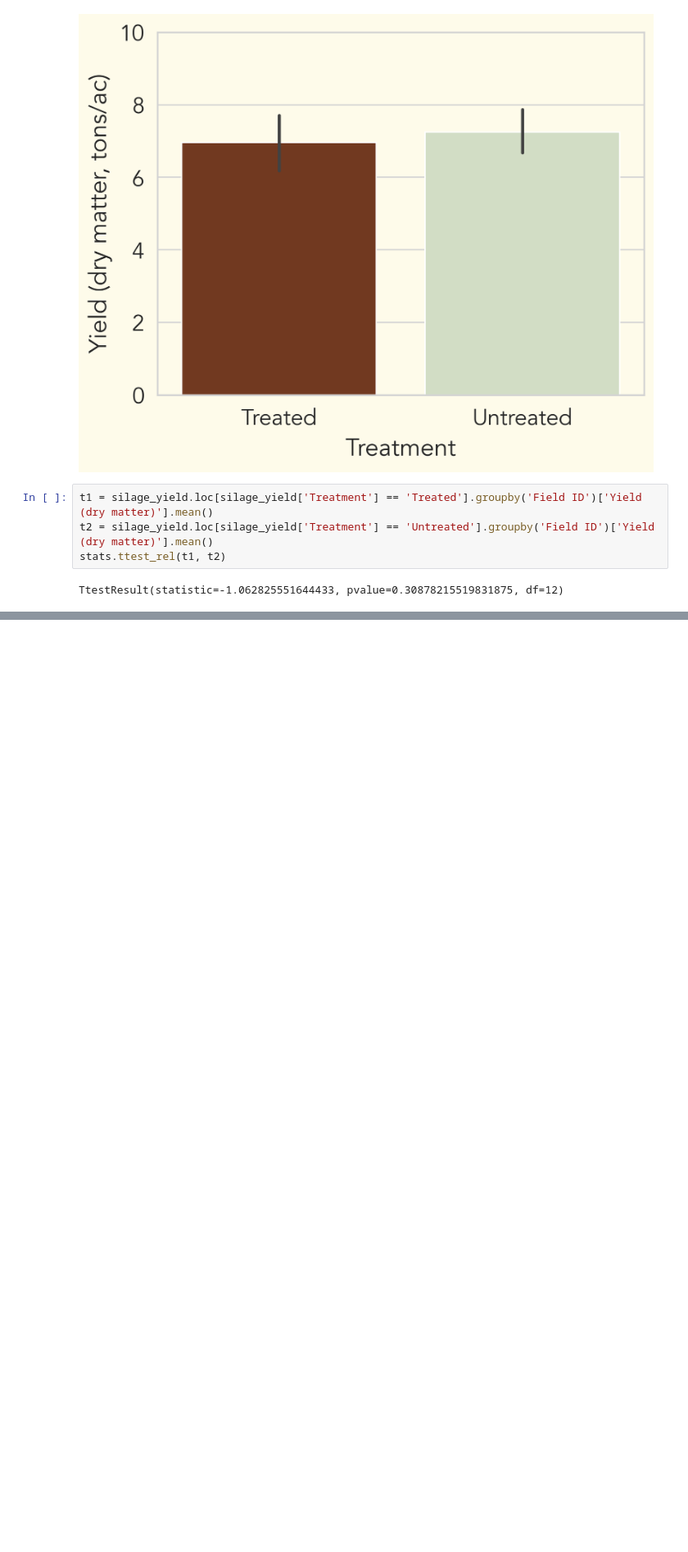
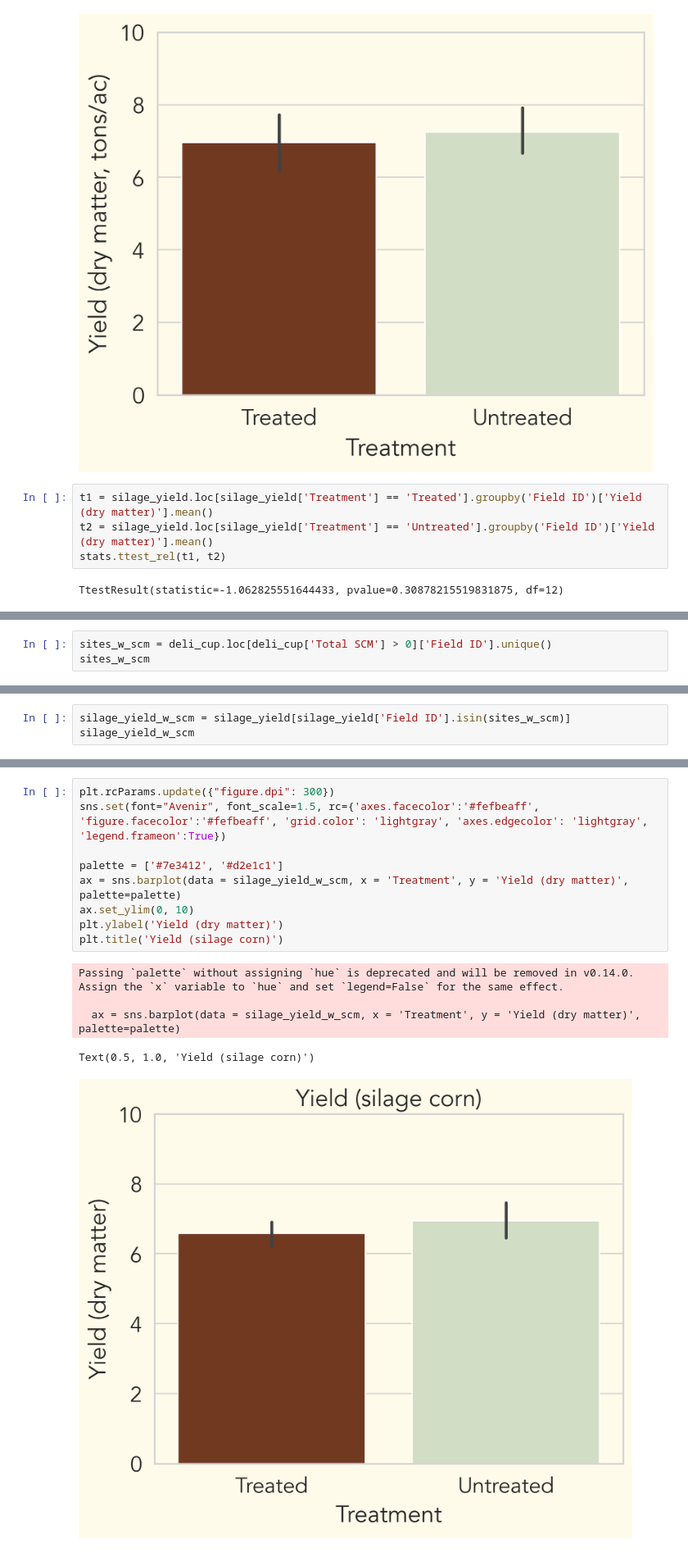
Before and after one commit to chloecho31/cornell, a Jupyter notebook: SCM/2025/Map for Cobleskill/Prelim Data/prelim_analysis.ipynb, the cells around one changed output, grey strips where cells are left out. Shown at 82% size. Drawn from its saved outputs; the diff is of its cells as text; blank space fills up the shorter version.

```diff
--- a/SCM/2025/Map for Cobleskill/Prelim Data/prelim_analysis.ipynb
+++ b/SCM/2025/Map for Cobleskill/Prelim Data/prelim_analysis.ipynb
@@ -699,0 +702,3 @@ TtestResult(statistic=-0.11760941339897871, pvalue=0.9109555556289679, df=5)
+# %%
+sites_w_scm = deli_cup.loc[deli_cup['Total SCM'] > 0]['Field ID'].unique()
+sites_w_scm
@@ -699,0 +755,3 @@ TtestResult(statistic=-0.11760941339897871, pvalue=0.9109555556289679, df=5)
+# %%
+silage_yield_w_scm = silage_yield[silage_yield['Field ID'].isin(sites_w_scm)]
+silage_yield_w_scm
@@ -699,0 +782,15 @@ TtestResult(statistic=-0.11760941339897871, pvalue=0.9109555556289679, df=5)
+# %%
+plt.rcParams.update({"figure.dpi": 300})
+sns.set(font="Avenir", font_scale=1.5, rc={'axes.facecolor':'#fefbeaff', 'figure.facecolor':'#fefbeaff', 'grid.color': 'lightgray', 'axes.edgecolor': 'lightgray', 'legend.frameon':True})
+
+palette = ['#7e3412', '#d2e1c1']
+ax = sns.barplot(data = silage_yield_w_scm, x = 'Treatment', y = 'Yield (dry matter)', palette=palette)
+ax.set_ylim(0, 10)
+plt.ylabel('Yield (dry matter)')
+plt.title('Yield (silage corn)')
+# %% [output]
+Passing `palette` without assigning `hue` is deprecated and will be removed in v0.14.0. Assign the `x` variable to `hue` and set `legend=False` for the same effect.
+
+  ax = sns.barplot(data = silage_yield_w_scm, x = 'Treatment', y = 'Yield (dry matter)', palette=palette)
+Text(0.5, 1.0, 'Yield (silage corn)')
+[figure, added]
```
Also changed, not shown: parts of 32 cells of this notebook, 20 other files.
